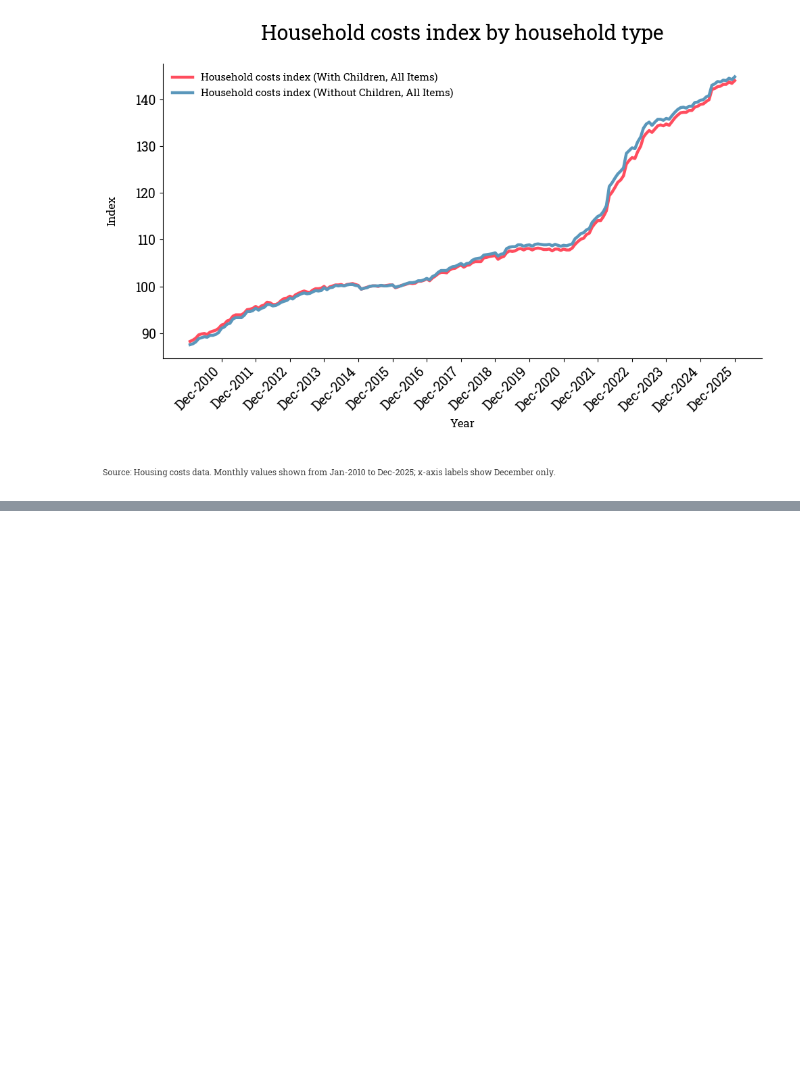
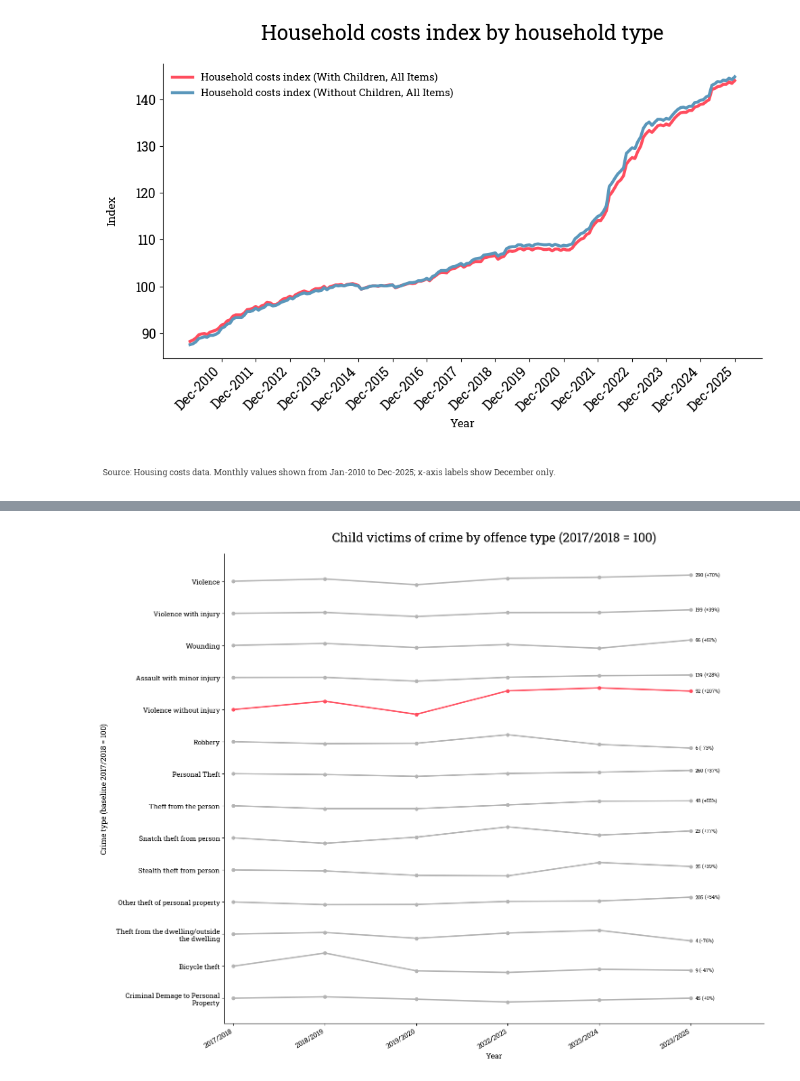
Before and after one commit to maluCYL/state_of_the_nation, a Jupyter notebook: scripts/single_graphs.ipynb, the cells around one changed output, grey strips where cells are left out. Saved outputs shown, nothing was run; the diff lists cells and outputs as text; code cells hidden in the pictures; blank space fills up the shorter version.

```diff
--- a/scripts/single_graphs.ipynb
+++ b/scripts/single_graphs.ipynb
@@ -121,0 +167,15 @@ Latest annual percentage change: +3.8%
+# %%
+csew_fig, csew_ax, csew_data = plot_csew_child_victimisation_trends(
+    data=BASE_DIR / "data" / "CSEW2025_int.xlsx",
+    title="Child victims of crime by offence type (2017/2018 = 100)",
+    x_label="Year",
+    chart_style="offset_index",
+    baseline_year="2017/2018",
+    band_padding=20,
+    category_label_width=32,
+    x_tick_rotation=30,
+    figsize=(15, 12),
+    save_path="CSEW_child_victims_by_crime_type.png",
+)
+# %% [output]
+[figure, added]
```
Also changed, not shown: parts of 4 cells of this notebook, 18 other files.
